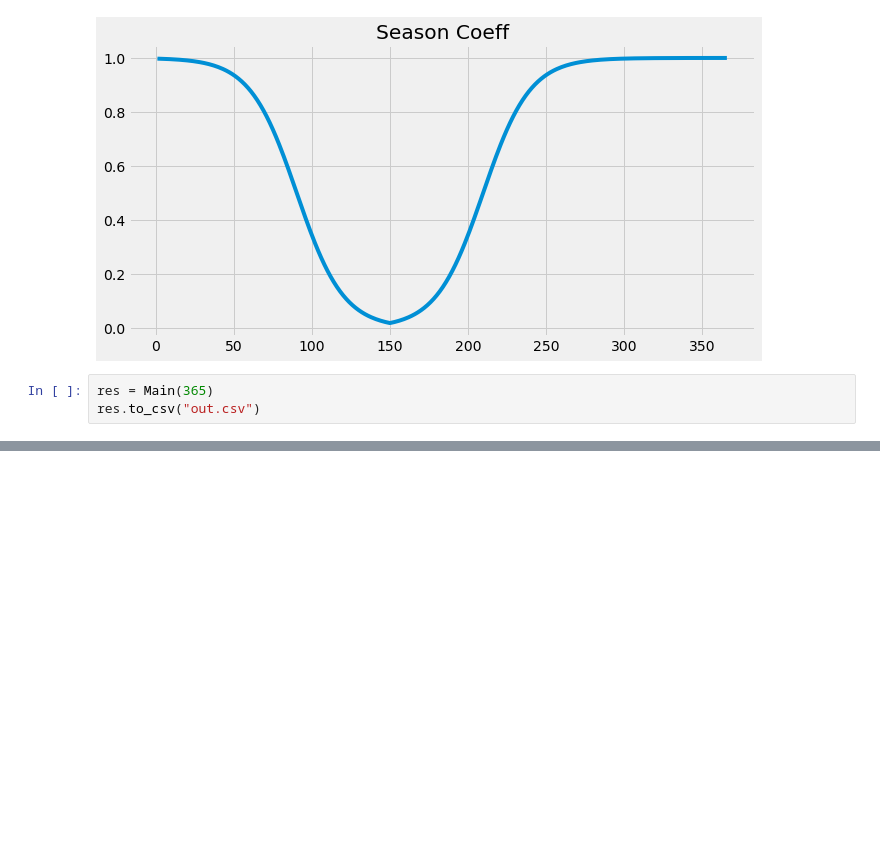
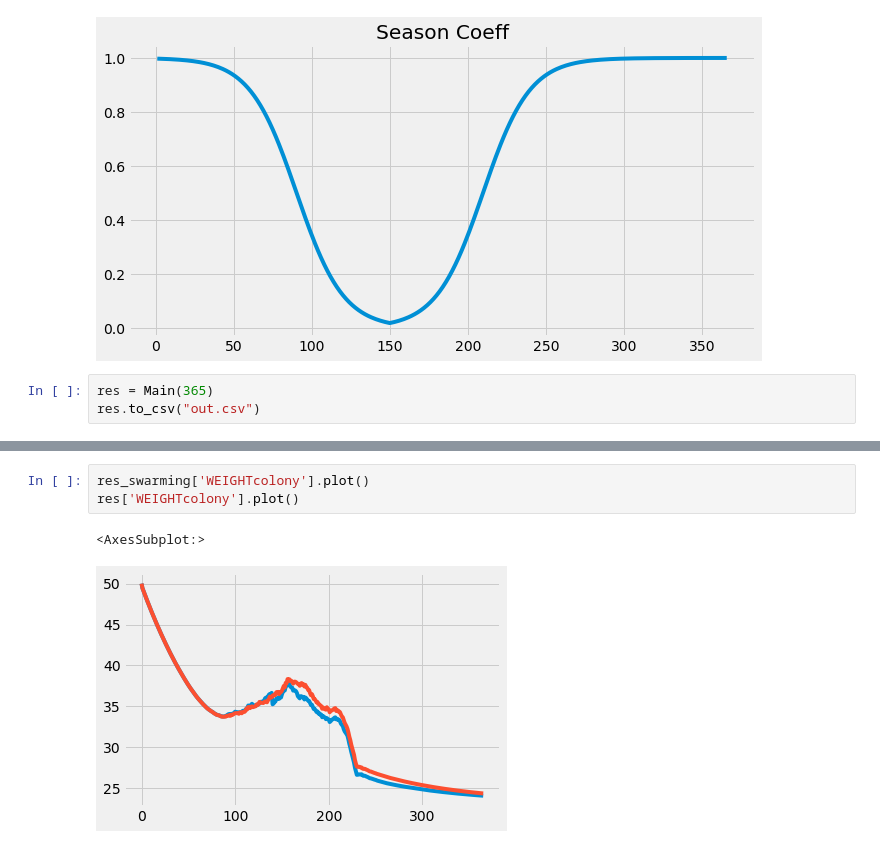
Before and after one commit to CharlieChanMeyer/HoPoMo, a Jupyter notebook: Equations.ipynb, the cells around one changed output, grey strips where cells are left out. Cells and saved outputs as stored; diff of their text form; blank space fills up the shorter version.

```diff
--- a/Equations.ipynb
+++ b/Equations.ipynb
@@ -1068,0 +1190,6 @@ Text(0, 0.5, 'usage honey [cells / days]')
+# %%
+res_swarming['WEIGHTcolony'].plot()
+res['WEIGHTcolony'].plot()
+# %% [output]
+<AxesSubplot:>
+[figure, added]
```
Also changed, not shown: parts of 28 cells of this notebook, 1 other file.
